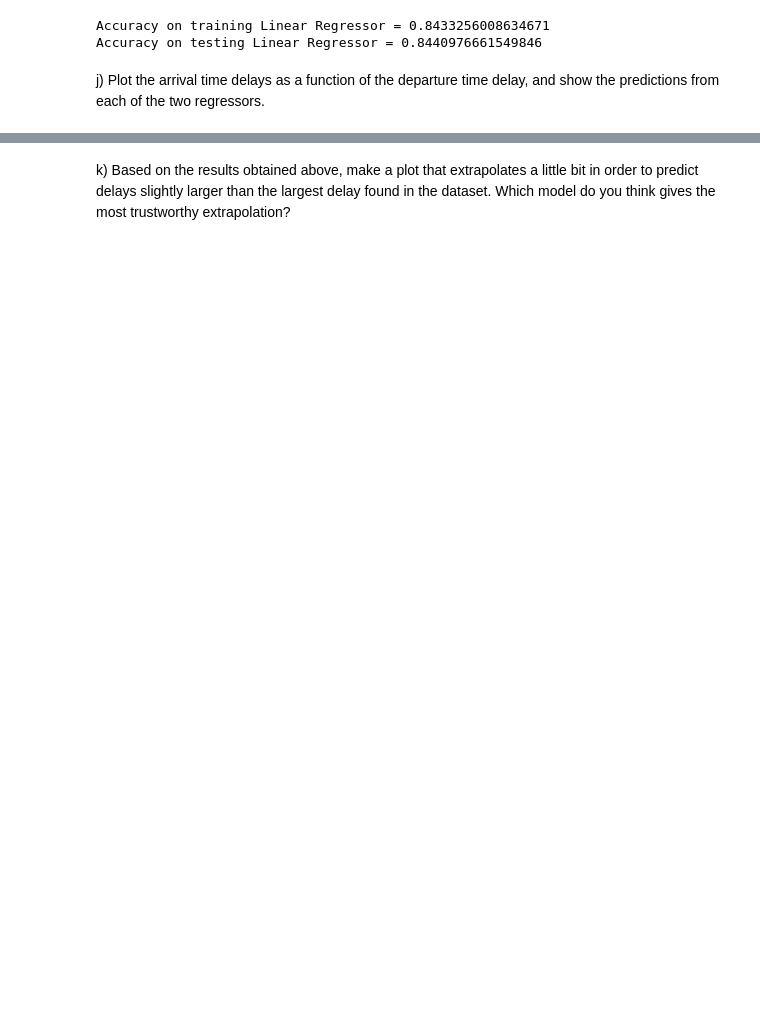
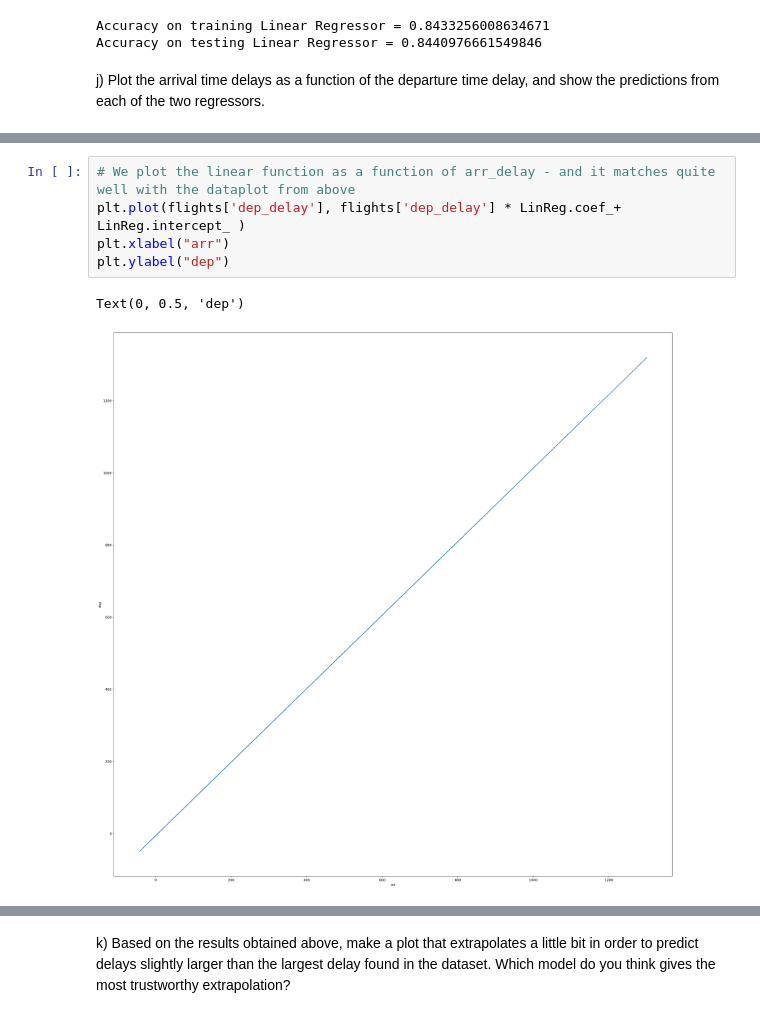
Before and after one commit to StephanThierry/ML-Group6, a Jupyter notebook: STH/STH-Assignment_3.ipynb, the cells around one changed output, grey strips where cells are left out. Drawn from its saved outputs; the diff is of its cells as text; blank space fills up the shorter version.

```diff
--- a/STH/STH-Assignment_3.ipynb
+++ b/STH/STH-Assignment_3.ipynb
@@ -650,0 +671,8 @@ j) Plot the arrival time delays as a function of the departure time delay, and s
+# %%
+# We plot the linear function as a function of arr_delay - and it matches quite well with the dataplot from above
+plt.plot(flights['dep_delay'], flights['dep_delay'] * LinReg.coef_+ LinReg.intercept_ )
+plt.xlabel("arr")
+plt.ylabel("dep")
+# %% [output]
+Text(0, 0.5, 'dep')
+[figure, added]
```
Also changed, not shown: parts of 7 cells of this notebook.
